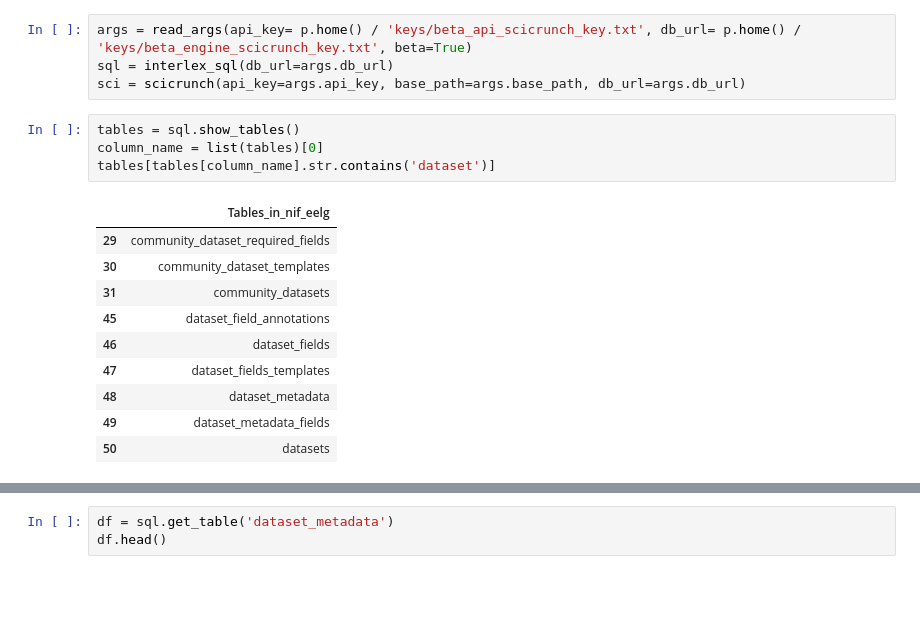
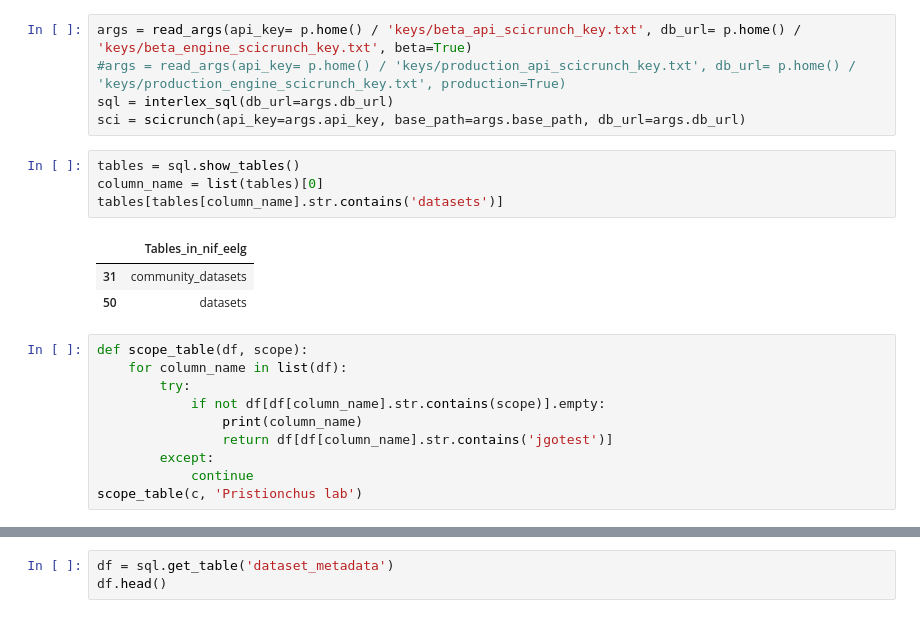
Before and after one commit to tgbugs/pyontutils, a Jupyter notebook: ilxutils/notebook-testing/datasets_testing.ipynb, the cells around one changed output, grey strips where cells are left out. Cells and saved outputs as stored; diff of their text form; blank space fills up the shorter version.

```diff
--- a/ilxutils/notebook-testing/datasets.ipynb
+++ b/ilxutils/notebook-testing/datasets_testing.ipynb
@@ -48,19 +23,23 @@ def op(filepath):
 # %%
 args = read_args(api_key= p.home() / 'keys/beta_api_scicrunch_key.txt', db_url= p.home() / 'keys/beta_engine_scicrunch_key.txt', beta=True)
+#args = read_args(api_key= p.home() / 'keys/production_api_scicrunch_key.txt', db_url= p.home() / 'keys/production_engine_scicrunch_key.txt', production=True)
 sql = interlex_sql(db_url=args.db_url)
 sci = scicrunch(api_key=args.api_key, base_path=args.base_path, db_url=args.db_url)
 # %%
 tables = sql.show_tables()
 column_name = list(tables)[0]
-tables[tables[column_name].str.contains('dataset')]
+tables[tables[column_name].str.contains('datasets')]
 # %% [output]
 |  | Tables_in_nif_eelg |
-| 29 | community_dataset_required_fields |
-| 30 | community_dataset_templates |
 | 31 | community_datasets |
-| 45 | dataset_field_annotations |
-| 46 | dataset_fields |
-| 47 | dataset_fields_templates |
-| 48 | dataset_metadata |
-| 49 | dataset_metadata_fields |
 | 50 | datasets |
+# %%
+def scope_table(df, scope):
+    for column_name in list(df):
+        try:
+            if not df[df[column_name].str.contains(scope)].empty:
+                print(column_name)
+                return df[df[column_name].str.contains('jgotest')]
+        except:
+            continue
+scope_table(c, 'Pristionchus lab')
```
Also changed, not shown: parts of 9 cells of this notebook, 8 other files.
